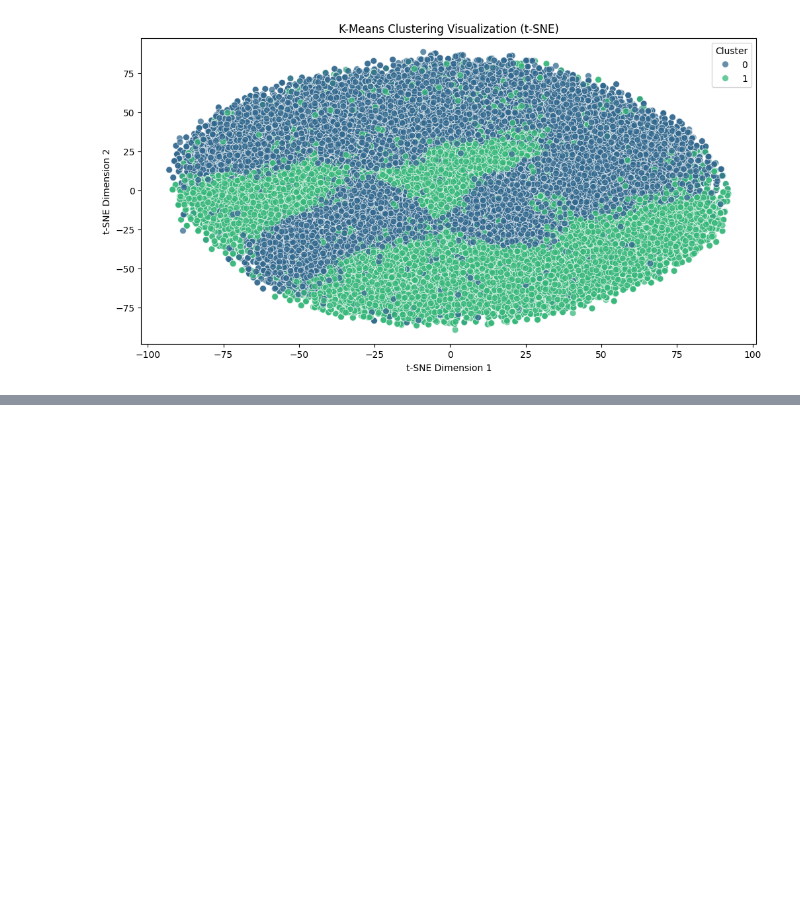
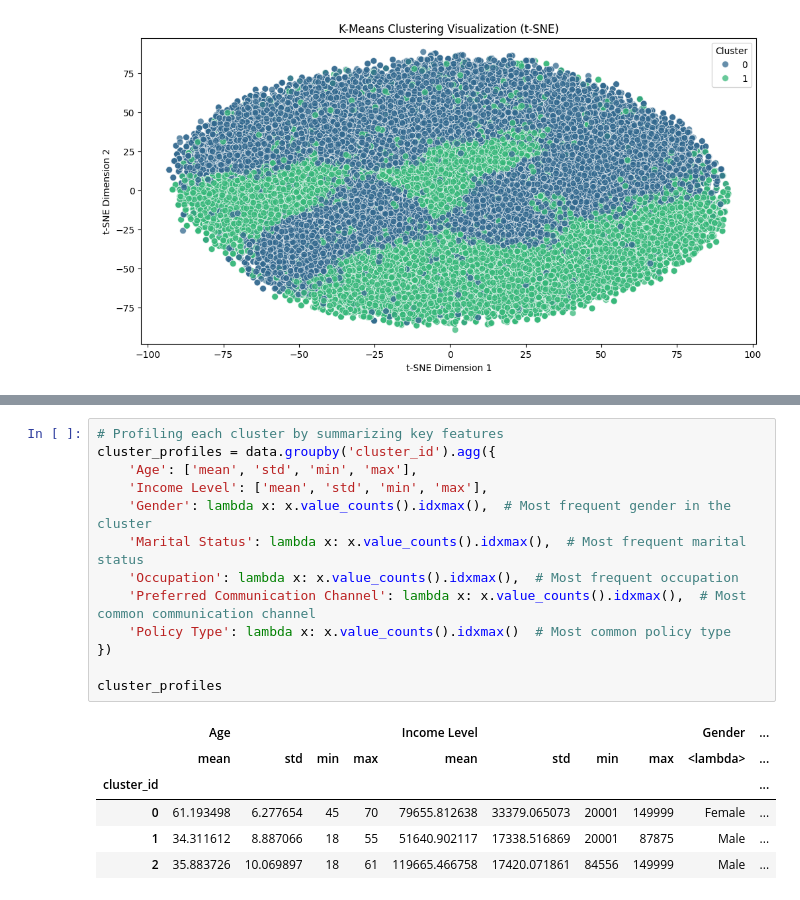
Before and after one commit to ghoshnirnay/Customer-Segmentation, a Jupyter notebook: customer-segmentation-code.ipynb, the cells around one changed output, grey strips where cells are left out. Saved outputs shown, nothing was run; the diff lists cells and outputs as text; blank space fills up the shorter version.

```diff
--- a/customer-segmentation-code.ipynb
+++ b/customer-segmentation-code.ipynb
@@ -628,0 +665,20 @@ plt.show()
+# %%
+# Profiling each cluster by summarizing key features
+cluster_profiles = data.groupby('cluster_id').agg({
+    'Age': ['mean', 'std', 'min', 'max'],
+    'Income Level': ['mean', 'std', 'min', 'max'],
+    'Gender': lambda x: x.value_counts().idxmax(),  # Most frequent gender in the cluster
+    'Marital Status': lambda x: x.value_counts().idxmax(),  # Most frequent marital status
+    'Occupation': lambda x: x.value_counts().idxmax(),  # Most frequent occupation
+    'Preferred Communication Channel': lambda x: x.value_counts().idxmax(),  # Most common communication channel
+    'Policy Type': lambda x: x.value_counts().idxmax()  # Most common policy type
+})
+
+cluster_profiles
+# %% [output]
+|  | Age |  |  |  | Income Level |  |  |  | Gender | ... |
+|  | mean | std | min | max | mean | std | min | max | <lambda> | ... |
+| cluster_id |  |  |  |  |  |  |  |  |  | ... |
+| 0 | 61.193498 | 6.277654 | 45 | 70 | 79655.812638 | 33379.065073 | 20001 | 149999 | Female | ... |
+| 1 | 34.311612 | 8.887066 | 18 | 55 | 51640.902117 | 17338.516869 | 20001 | 87875 | Male | ... |
+| 2 | 35.883726 | 10.069897 | 18 | 61 | 119665.466758 | 17420.071861 | 84556 | 149999 | Male | ... |
```
Also changed, not shown: parts of 9 cells of this notebook.
